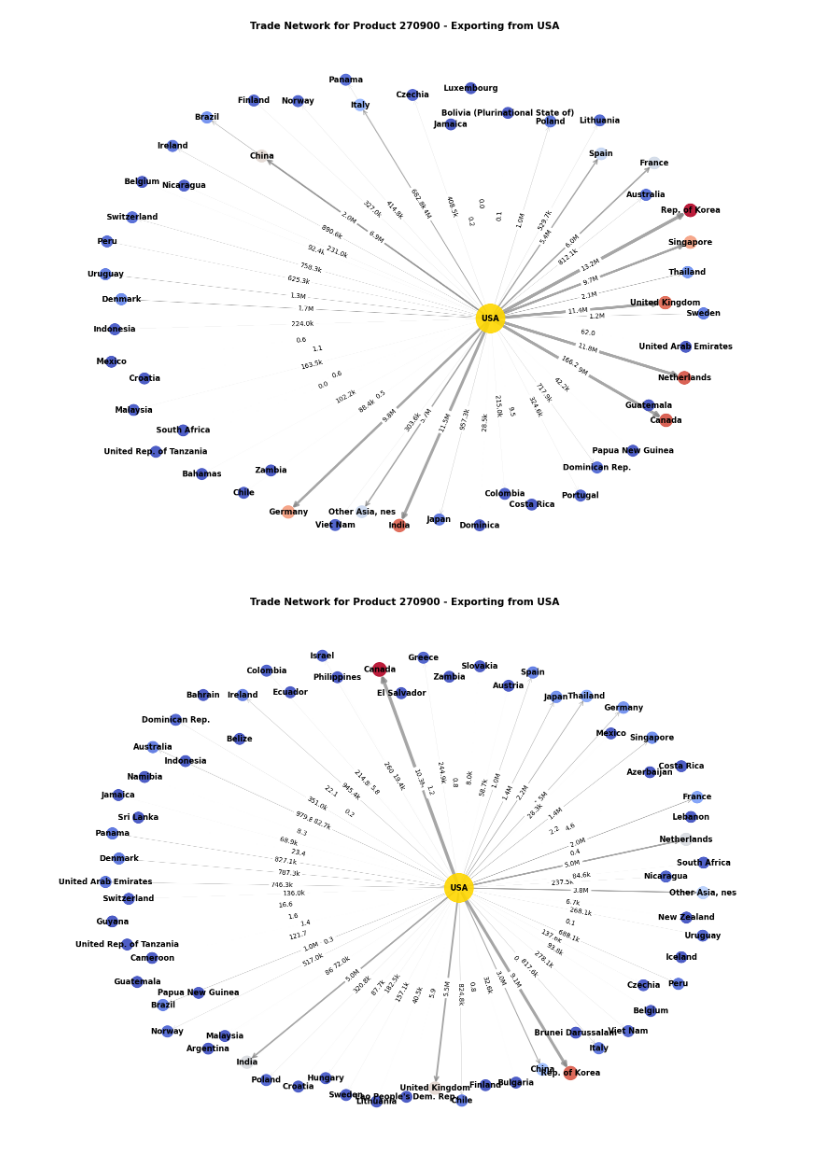
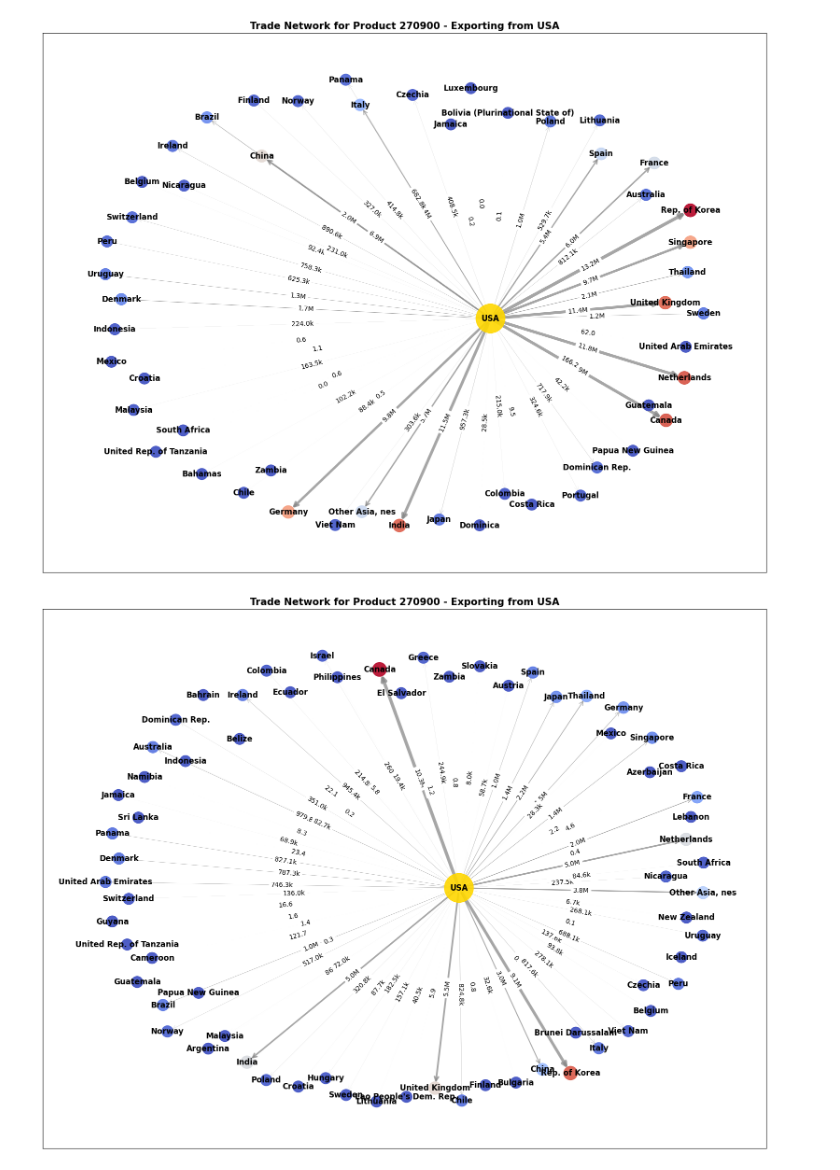
Before and after one commit to Altishofer/NetworkScienceProject, a Jupyter notebook: dataset.ipynb, the cells around one changed output. Saved outputs shown, nothing was run; the diff lists cells and outputs as text; code cells hidden in the pictures.

Commit message:
Generated first visuals for project proposal

```diff
--- a/dataset.ipynb
+++ b/dataset.ipynb
@@ -51,7 +51,7 @@ def format_volume(value):
     else:
         return f"{value:.1f}"
 # %%
-def plot_trade_network(dataframe, product_code, country_name, trade_type='export', figsize=(20, 15)):
+def plot_trade_network(dataframe, product_code, country_name, trade_type='export', figsize=(20, 15), export_to_png = False, export_file_name = ""):
     """
     Plots a trade network graph for a specific product code and either an export or import country.
     Nodes are weighted according to the share of total volume from the export or import country.
@@ -62,6 +62,8 @@ def plot_trade_network(dataframe, product_code, country_name, trade_type='export
     country_name (str): The country to focus on (exporting or importing).
     trade_type (str): 'export' or 'import' to filter by export_country or import_country. Default is 'export'.
     figsize (tuple): Size of the figure. Default is (20, 15).
+    export_to_png (bool): Whether the graph shall be saved into a png or not at the end, defaults to False
+    export_file_name (str): Name of the export png file, defaults to ""
 
     Returns:
     None: Displays the graph.
@@ -143,26 +145,32 @@ def plot_trade_network(dataframe, product_code, country_name, trade_type='export
         fontsize=15,
         fontweight="bold"
     )
-    plt.axis('off')
-    plt.show()
+
+
+    if not export_to_png:
+        plt.axis('off')
+        plt.show()
+
+    else:
+        plt.savefig(export_file_name)
 # %%
 country = pd.read_csv(r"dataset/country_codes_V202401b.csv")
 # %%
 # 2022
 df_2022 = pd.read_csv(r"dataset/BACI_HS22_Y2022_V202401b.csv")
 df_2022 = merge_country_names(df_2022, country)
 
-plot_trade_network(df_2022, product_code = 270900, country_name="USA")
+plot_trade_network(df_2022, product_code = 270900, country_name="USA", export_to_png=True, export_file_name=r"graphics/2022_USA.png")
 # %% [output]
-[figure, old version]
+[figure, new version]
 # %%
 # 2019
 df_2019 = pd.read_csv(r"dataset/BACI_HS17_Y2019_V202401b.csv")
 df_2019 = merge_country_names(df_2019, country)
 
-plot_trade_network(df_2019, product_code = 270900, country_name="USA")
+plot_trade_network(df_2019, product_code = 270900, country_name="USA", export_to_png=True, export_file_name=r"graphics/2019_USA.png")
 # %% [output]
-[figure, old version]
+[figure, new version]
 # %%
 # 2017
 df_2017 = pd.read_csv(r"dataset/BACI_HS17_Y2017_V202401b.csv")
```
Also changed, not shown: parts of 1 cell of this notebook, 3 other files.
